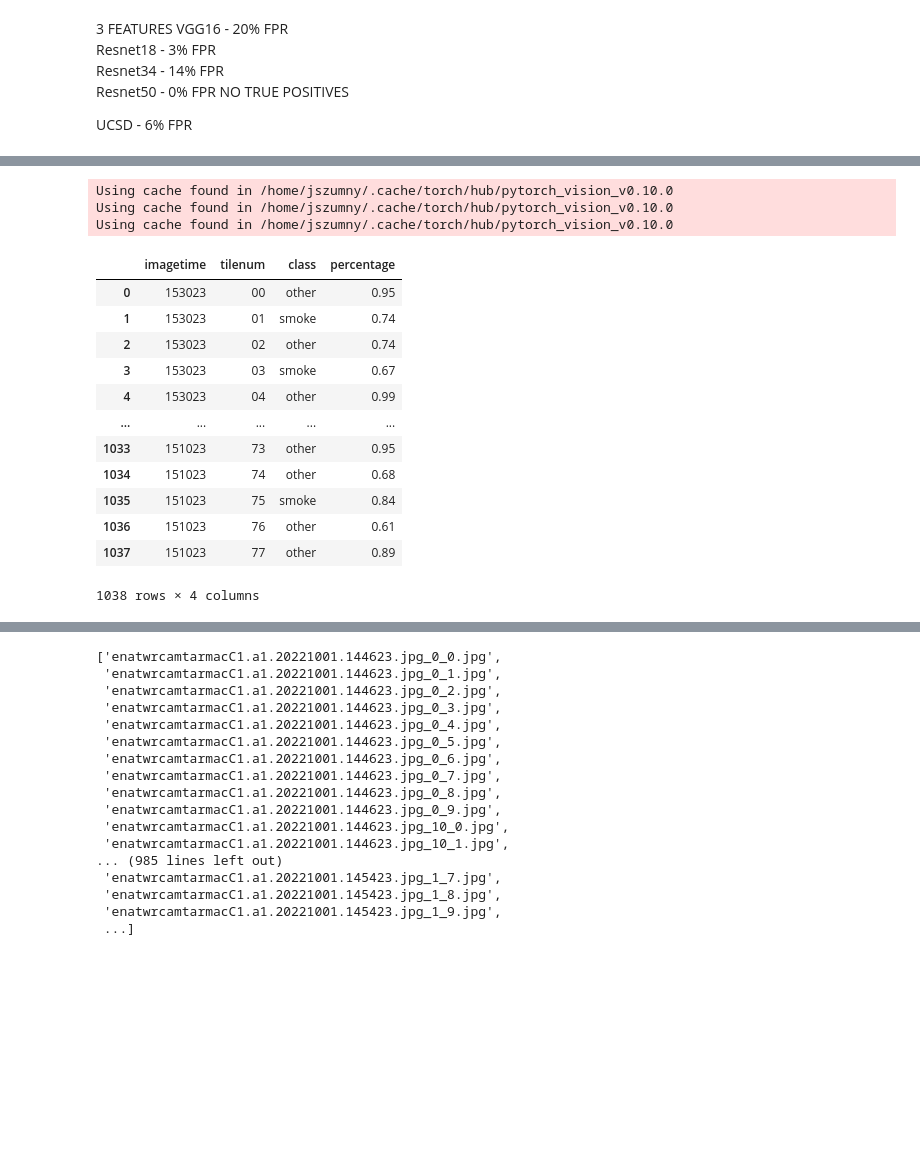
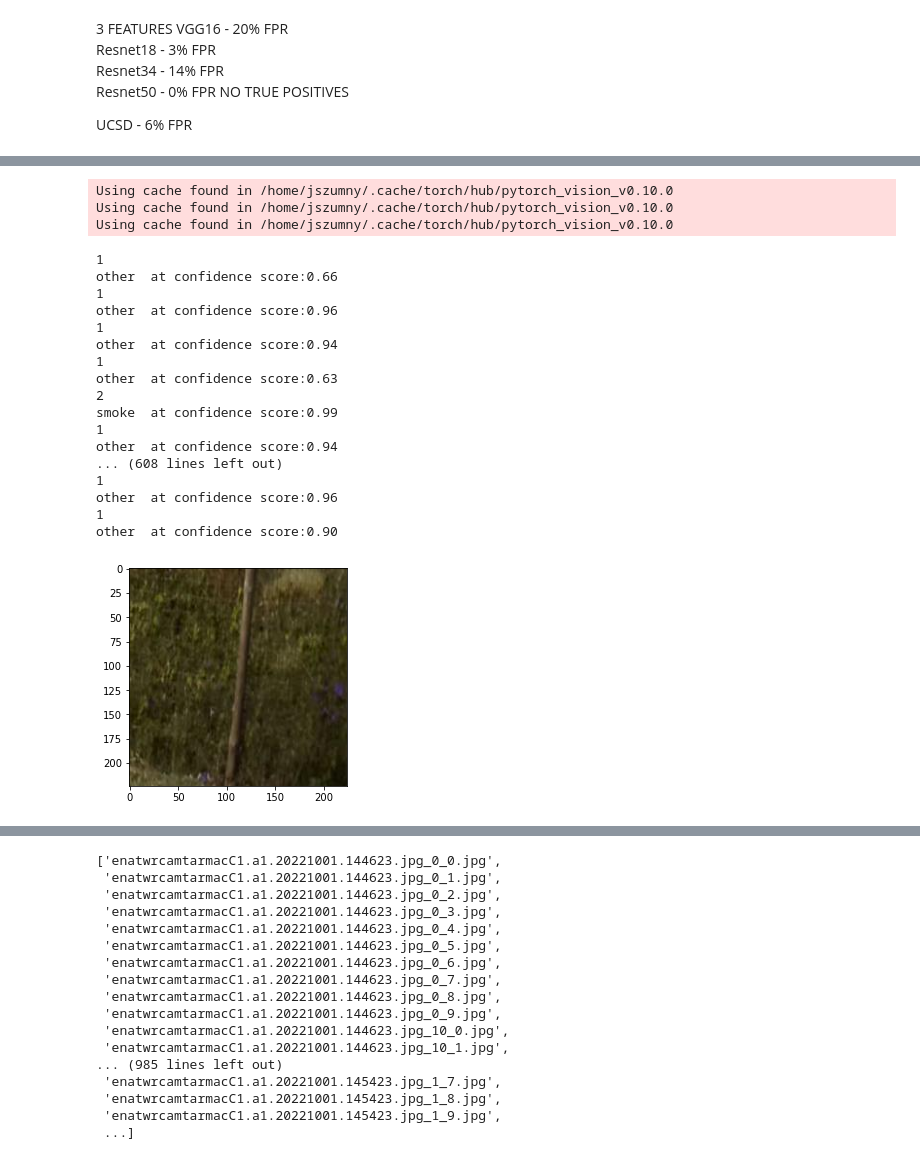
Before and after one commit to waggle-sensor/summer2023, a Jupyter notebook: szumny/python/newimageinference.ipynb, the cells around one changed output, grey strips where cells are left out. Drawn from its saved outputs; the diff is of its cells as text; code cells hidden in the pictures; blank space fills up the shorter version.

```diff
--- a/szumny/python/newimageinference.ipynb
+++ b/szumny/python/newimageinference.ipynb
@@ -221,7 +221,7 @@ TypeError: 'list' object is not callable
 dir = "/home/jszumny/Downloads/"
 
 
-from PIL import Image
+from PIL import Image, ImageChops
 import io
 
 fullimage = Image.open("/home/jszumny/Arm Data/enatwrcamtarmacC1.a1.20221001.001123.jpg/enatwrcamtarmacC1.a1.20221001.153223.jpg")
@@ -263,63 +263,68 @@ vgg16.classifier = nn.Sequential(*features) # Replace the model classifier
 def get_prediction(image_bytes):
     tensor = transform_image(image_bytes=image_bytes)
     output = vgg16.forward(tensor)
 
     probs = torch.nn.functional.softmax(output, dim=1)
     conf, classes = torch.max(probs, 1)
     print(classes.item())
     return conf.item(), class_names[classes.item()]
 
 
 data = []
 dir = "/home/jszumny/Arm Data/enatwrcamtarmacC1.a1.20221001.001123.jpg/"
 imagetime = 0
 for image in os.listdir(dir):
-    if (int(image[30:36]) >= 144600) & (int(image[30:36]) <= 154600):
+    if (int(image[30:36]) >= 144400) & (int(image[30:36]) <= 155000) & (int(image[32:34]) % 5 == 0):
+    # if (((int(image[30:36]) >= 73000) & (int(image[30:36]) <= 142000)) |
+    #     ((int(image[30:36]) >= 155600) & (int(image[30:36]) <= 193000))) & (int(image[32:34]) % 5 == 0) :
         imagetime = image[30:36]
         fullimage = Image.open(dir + image)
-        fullimage = fullimage.resize((2688, 2240))
+        fullimage = fullimage.resize((1344, 1344))
+        fullimage = fullimage.crop((0, 448, 1344, 1344))
 
 
-        for i in range(12):
-            for k in range(10):
-                # vgg16.load_state_dict(torch.load('/home/jszumny/Documents/copy of smoke data/newnew/attempts/difference/difference.pt',map_location=torch.device('cpu')))
+        for i in range(6):
+            for k in range(4):
+                vgg16.load_state_dict(torch.load('/home/jszumny/Documents/copy of smoke data/newnew/attempts/3features/fullmodelbest.pt',map_location=torch.device('cpu')))
 
-                # vgg16.eval()
+                vgg16.eval()
 
                 tile = fullimage.crop((i*224, k*224, (i+1)*224, (k+1)*224))
-                tile.save('/home/jszumny/Documents/split/' +  image + "_" + str(i) + "_" + str(k) + '.jpg')
+                # tile = ImageChops.invert(tile)
+                tile.save('/home/jszumny/Documents/test/' + str(i) + "_" + str(k) + '.jpg')
 
 
-                # image_path= "/home/jszumny/Documents/test/" + str(i) + str(k) + '.jpg'
-                # image = plt.imread(image_path)
-                # plt.imshow(image)
+                image_path= ("/home/jszumny/Documents/test/" + str(i) + "_" + str(k) + '.jpg')
+                image = plt.imread(image_path)
+                plt.imshow(image)
 
-                # with open(image_path, 'rb') as f:
-                #     image_bytes = f.read()
+                with open(image_path, 'rb') as f:
+                    image_bytes = f.read()
 
-                #     conf,y_pre=get_prediction(image_bytes=image_bytes)
-                #     print(y_pre, ' at confidence score:{0:.2f}'.format(conf))
+                    conf,y_pre=get_prediction(image_bytes=image_bytes)
+                    print(y_pre, ' at confidence score:{0:.2f}'.format(conf))
 
-                # d = {"imagetime": imagetime,"tilenum": str(i) + str(k),"class": y_pre, "percentage": '{0:.2f}'.format(conf)}
-                # data.append(d)
+                d = {"imagetime": imagetime,"xtile": str(i), "ytile": str(k),"class": y_pre, "percentage": '{0:.2f}'.format(conf)}
+                data.append(d)
 # %% [output]
 Using cache found in /home/jszumny/.cache/torch/hub/pytorch_vision_v0.10.0
 Using cache found in /home/jszumny/.cache/torch/hub/pytorch_vision_v0.10.0
 Using cache found in /home/jszumny/.cache/torch/hub/pytorch_vision_v0.10.0
+1
+other  at confidence score:0.66
+1
+other  at confidence score:0.96
+1
+other  at confidence score:0.94
+1
+other  at confidence score:0.63
+2
+smoke  at confidence score:0.99
+1
+other  at confidence score:0.94
+... (608 lines left out)
+1
+other  at confidence score:0.96
+1
+other  at confidence score:0.90
+[figure, added]
-# %%
-df = pd.DataFrame(data)
-df
-# %% [output]
-|  | imagetime | tilenum | class | percentage |
-| 0 | 153023 | 00 | other | 0.95 |
-| 1 | 153023 | 01 | smoke | 0.74 |
-| 2 | 153023 | 02 | other | 0.74 |
-| 3 | 153023 | 03 | smoke | 0.67 |
-| 4 | 153023 | 04 | other | 0.99 |
-| ... | ... | ... | ... | ... |
-| 1033 | 151023 | 73 | other | 0.95 |
-| 1034 | 151023 | 74 | other | 0.68 |
-| 1035 | 151023 | 75 | smoke | 0.84 |
-| 1036 | 151023 | 76 | other | 0.61 |
-| 1037 | 151023 | 77 | other | 0.89 |
-1038 rows × 4 columns
```
Also changed, not shown: parts of 19 cells of this notebook.
